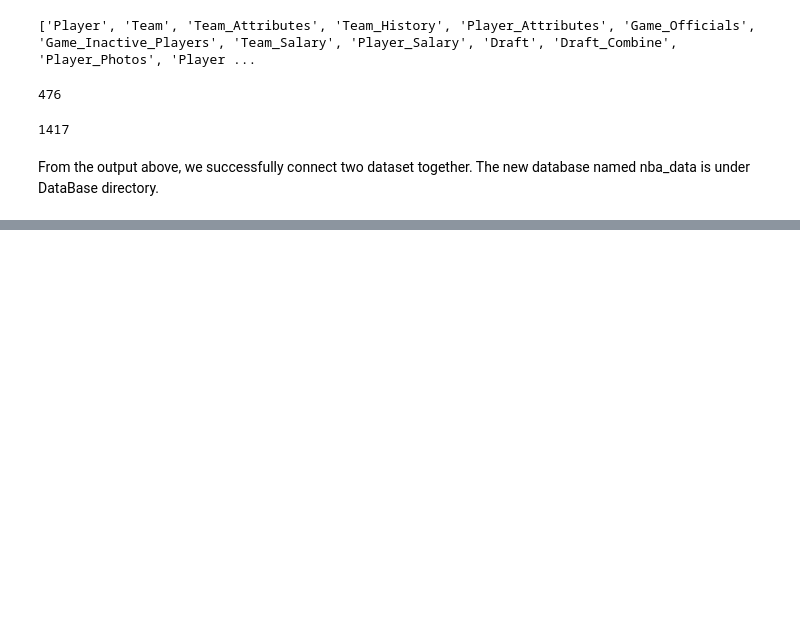
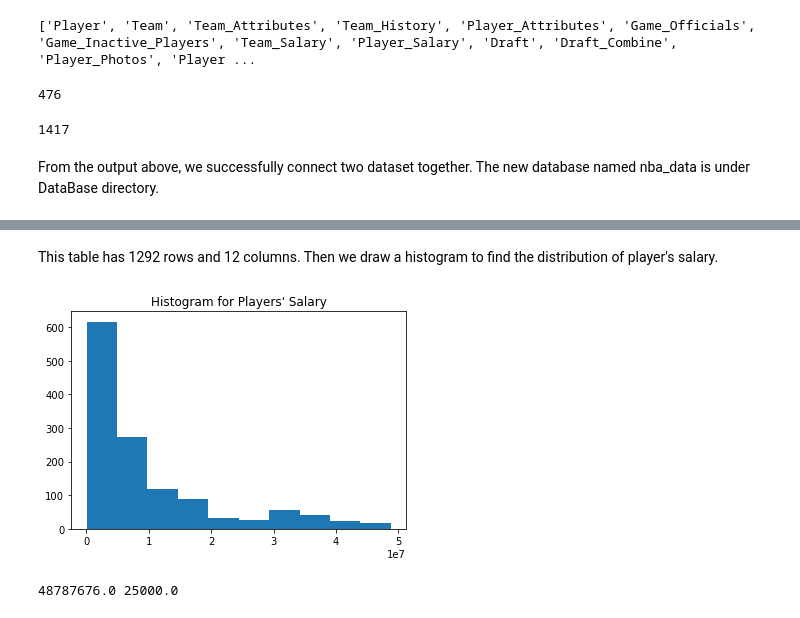
Before and after one commit to VIcKII-Z/Database-final-proj_on-NBA-datasets, a Jupyter notebook: Final Project.ipynb, the cells around one changed output, grey strips where cells are left out. Saved outputs shown, nothing was run; the diff lists cells and outputs as text; code cells hidden in the pictures; blank space fills up the shorter version.

```diff
--- a/Final Project.ipynb
+++ b/Final Project.ipynb
@@ -90,0 +220,5 @@ From the output above, we successfully connect two dataset together. The new dat
+# %%
+cursor.execute('SELECT * from Player_Salary')
+cols = [column[0] for column in cursor.description]
+player_salary = pd.DataFrame.from_records(data = cursor.fetchall(), columns = cols)
+player_salary.head()
@@ -90,0 +254,13 @@ From the output above, we successfully connect two dataset together. The new dat
+# %% [markdown]
+This table has 1292 rows and 12 columns. Then we draw a histogram to find the distribution of player's salary.
+# %%
+player_salary.dropna(axis=0)
+plt.hist(x=player_salary['value'])
+plt.title("Histogram for Players' Salary")
+plt.show()
+# %% [output]
+[figure, added]
+# %%
+print(max(player_salary['value']), min(player_salary['value']))
+# %% [output]
+48787676.0 25000.0
```
Also changed, not shown: parts of 33 cells of this notebook.
